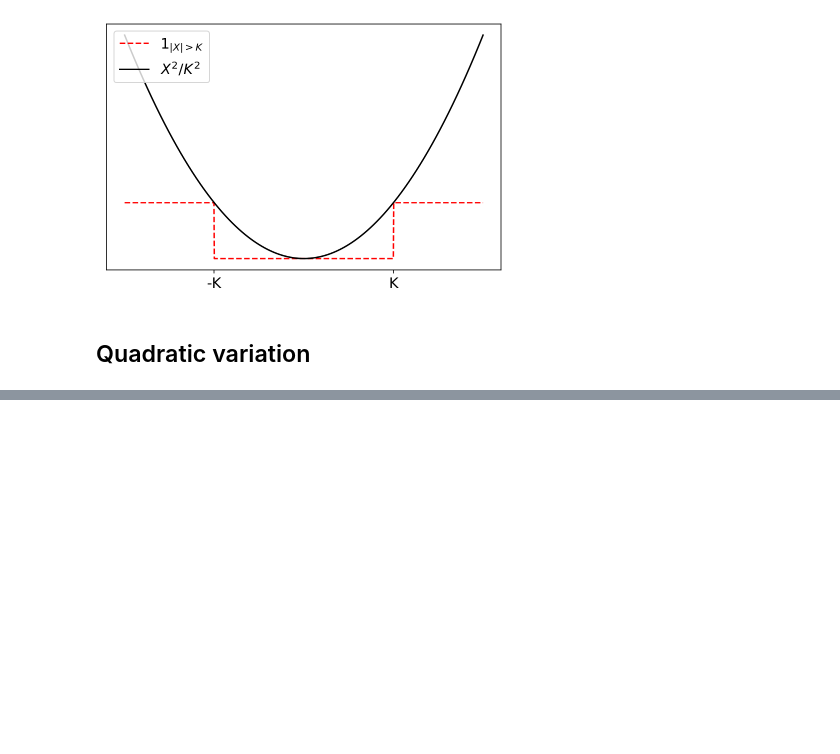
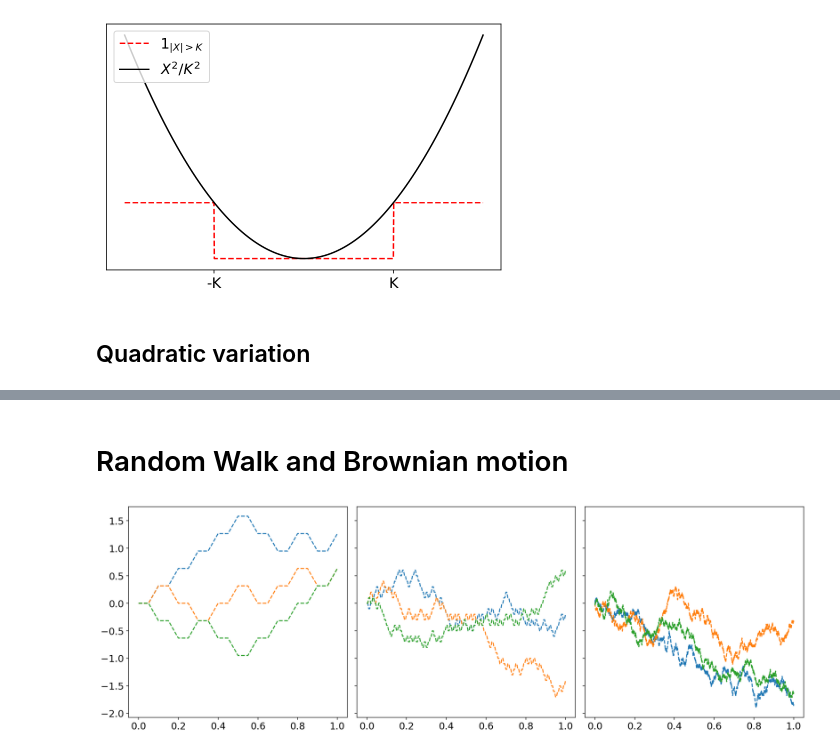
Before and after one commit to leandro-sbetancourt/kcl-continuous-time-finance, a Jupyter notebook: notebooks/Ch3-Brownian-motion.ipynb, the cells around one changed output, grey strips where cells are left out. Saved outputs shown, nothing was run; the diff lists cells and outputs as text; code cells hidden in the pictures; blank space fills up the shorter version.

```diff
--- a/notebooks/Ch3-Brownian-motion.ipynb
+++ b/notebooks/Ch3-Brownian-motion.ipynb
@@ -92,0 +93,33 @@ The proxy of the QV up to T = 1 is:  1.0066059561276774
+# %% [markdown]
+# Random Walk and Brownian motion
+# %%
+n1 = 10.
+n2 = 100.
+n3 = 1000.
+T = 1.
+
+# The idea is to simulate a standard Random Walk in [0, n*T] and then scale it to create the approximation
+# between [0,1]
+RW_1 = utils.RandomWalk(p = 0.5, T = T*n1, Nt = int(T*n1*2))
+RW_2 = utils.RandomWalk(p = 0.5, T = T*n2, Nt = int(T*n2*2))
+RW_3 = utils.RandomWalk(p = 0.5, T = T*n3, Nt = int(T*n3*2))
+
+time1 = RW_1.timesteps
+time2 = RW_2.timesteps
+time3 = RW_3.timesteps
+
+sim1 = RW_1.simulate(nsims = 3)
+sim2 = RW_2.simulate(nsims = 3)
+sim3 = RW_3.simulate(nsims = 3)
+# %%
+fig, ax = plt.subplots(1, 3, sharey=True, figsize=(15, 5))
+fig.tight_layout(pad=3)
+ax[0].plot(time1/(T*n1), sim1/np.sqrt((T*n1)), linestyle = '--')
+ax[1].plot(time2/(T*n2), sim2/np.sqrt((T*n2)), linestyle = '--')
+ax[2].plot(time3/(T*n3), sim3/np.sqrt((T*n3)), linestyle = '--')
+resolution_value = 50
+plt.tight_layout()
+plt.savefig('../figures/BM_as_limit_of_RW.pdf', format="pdf", dpi=resolution_value)
+plt.show()
+# %% [output]
+[figure, added]
```
Also changed, not shown: parts of 1 cell of this notebook.
